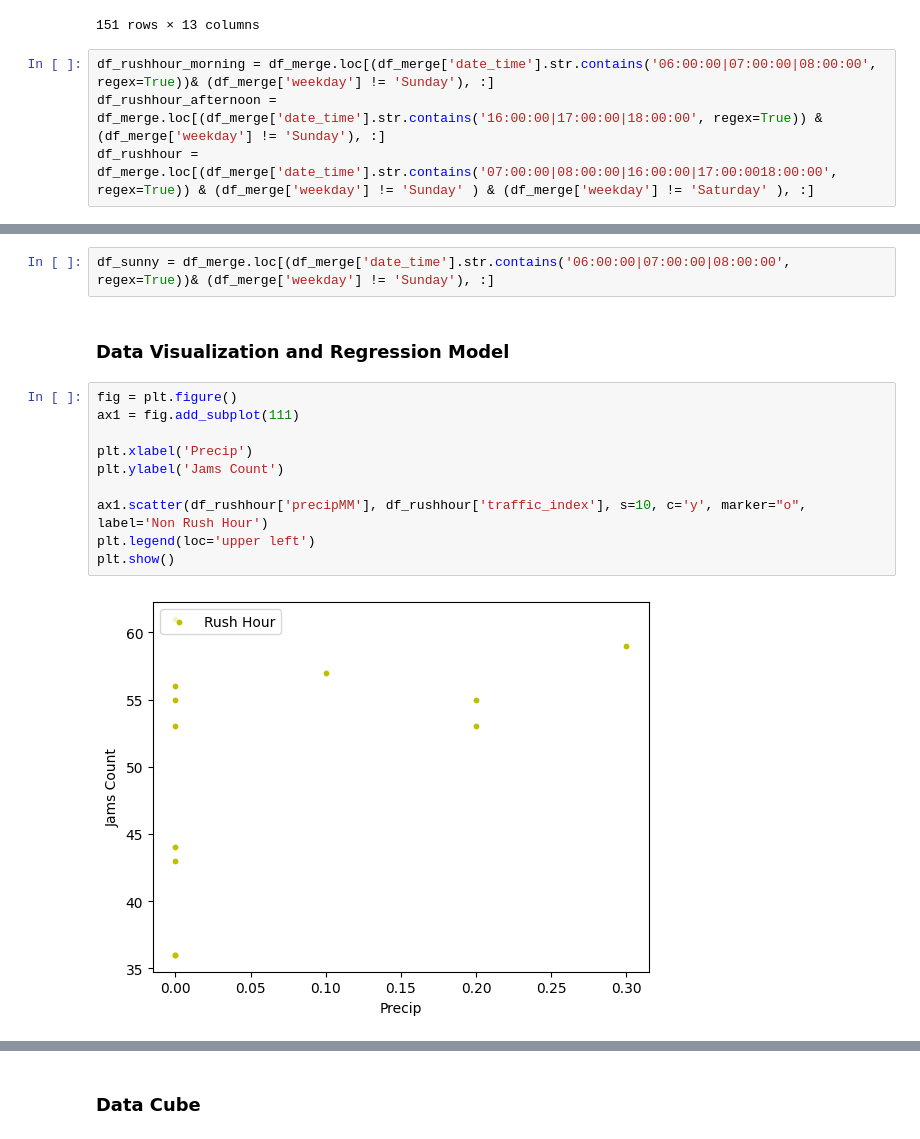
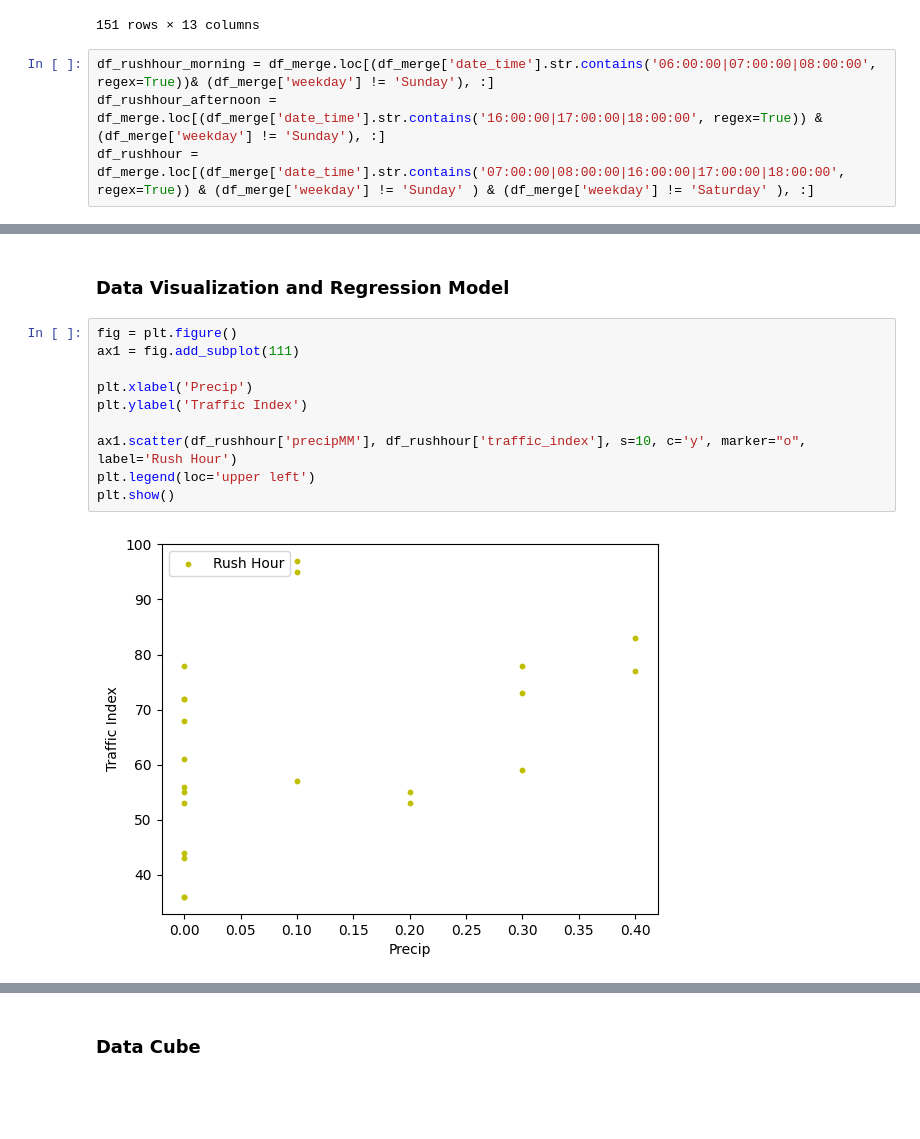
Before and after one commit to saddansyah/association-rules-with-apriori, a Jupyter notebook: index.ipynb, the cells around one changed output, grey strips where cells are left out. Drawn from its saved outputs; the diff is of its cells as text; blank space fills up the shorter version.

```diff
--- a/index.ipynb
+++ b/index.ipynb
@@ -137,7 +156,7 @@ df_merge
 # %%
 df_rushhour_morning = df_merge.loc[(df_merge['date_time'].str.contains('06:00:00|07:00:00|08:00:00', regex=True))& (df_merge['weekday'] != 'Sunday'), :]
 df_rushhour_afternoon = df_merge.loc[(df_merge['date_time'].str.contains('16:00:00|17:00:00|18:00:00', regex=True)) & (df_merge['weekday'] != 'Sunday'), :]
-df_rushhour = df_merge.loc[(df_merge['date_time'].str.contains('07:00:00|08:00:00|16:00:00|17:00:0018:00:00', regex=True)) & (df_merge['weekday'] != 'Sunday' ) & (df_merge['weekday'] != 'Saturday' ), :]
+df_rushhour = df_merge.loc[(df_merge['date_time'].str.contains('07:00:00|08:00:00|16:00:00|17:00:00|18:00:00', regex=True)) & (df_merge['weekday'] != 'Sunday' ) & (df_merge['weekday'] != 'Saturday' ), :]
 # %%
 df_rushhour.head(20)
 # %% [output]
@@ -154,22 +177,20 @@ df_rushhour.head(20)
 | 134 | 1669682790 | 2022-11-29 07:00:00 | 53 | 510 | 344.5 | 2656.6 | 45 | ... |
 | 135 | 1669683690 | 2022-11-29 08:00:00 | 55 | 453 | 324.6 | 2584.8 | 47 | ... |
 | 143 | 1669715190 | 2022-11-29 16:00:00 | 56 | 565 | 425.8 | 2946.0 | 50 | ... |
-# %%
-df_sunny = df_merge.loc[(df_merge['date_time'].str.contains('06:00:00|07:00:00|08:00:00', regex=True))& (df_merge['weekday'] != 'Sunday'), :]
 # %% [markdown]
 ### Data Visualization and Regression Model
 # %%
 fig = plt.figure()
 ax1 = fig.add_subplot(111)
 
 plt.xlabel('Precip')
-plt.ylabel('Jams Count')
+plt.ylabel('Traffic Index')
 
-ax1.scatter(df_rushhour['precipMM'], df_rushhour['traffic_index'], s=10, c='y', marker="o", label='Non Rush Hour')
+ax1.scatter(df_rushhour['precipMM'], df_rushhour['traffic_index'], s=10, c='y', marker="o", label='Rush Hour')
 plt.legend(loc='upper left')
 plt.show()
 # %% [output]
-[figure, old version]
+[figure, new version]
 # %%
 df_rushhour
 # %% [output]
```
Also changed, not shown: parts of 14 cells of this notebook.
